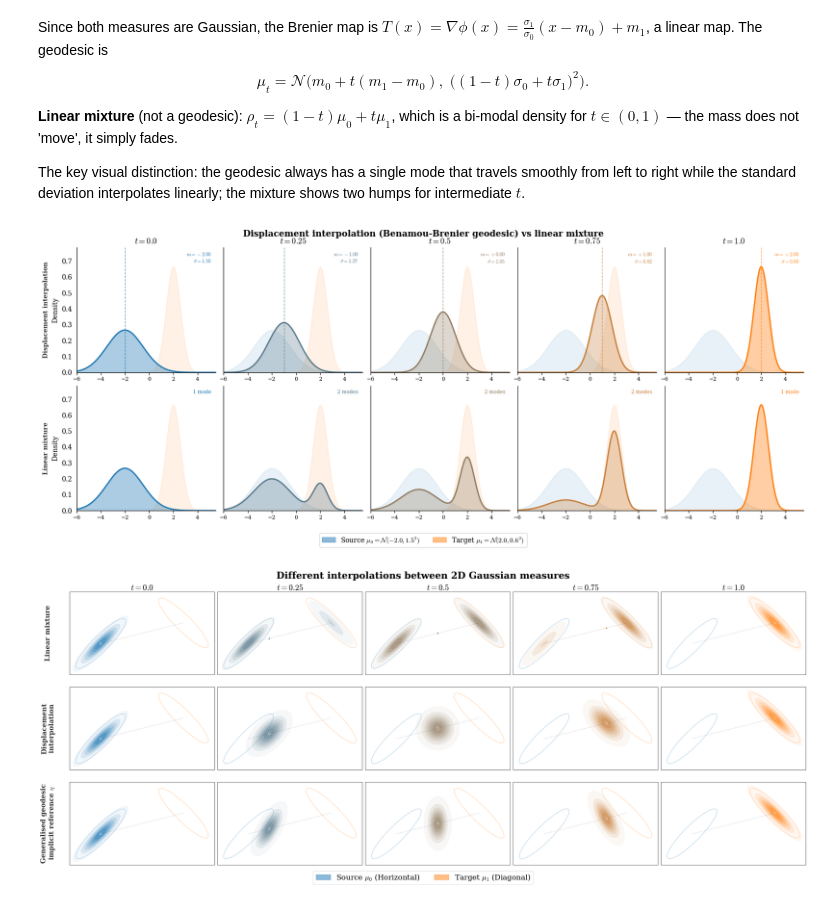
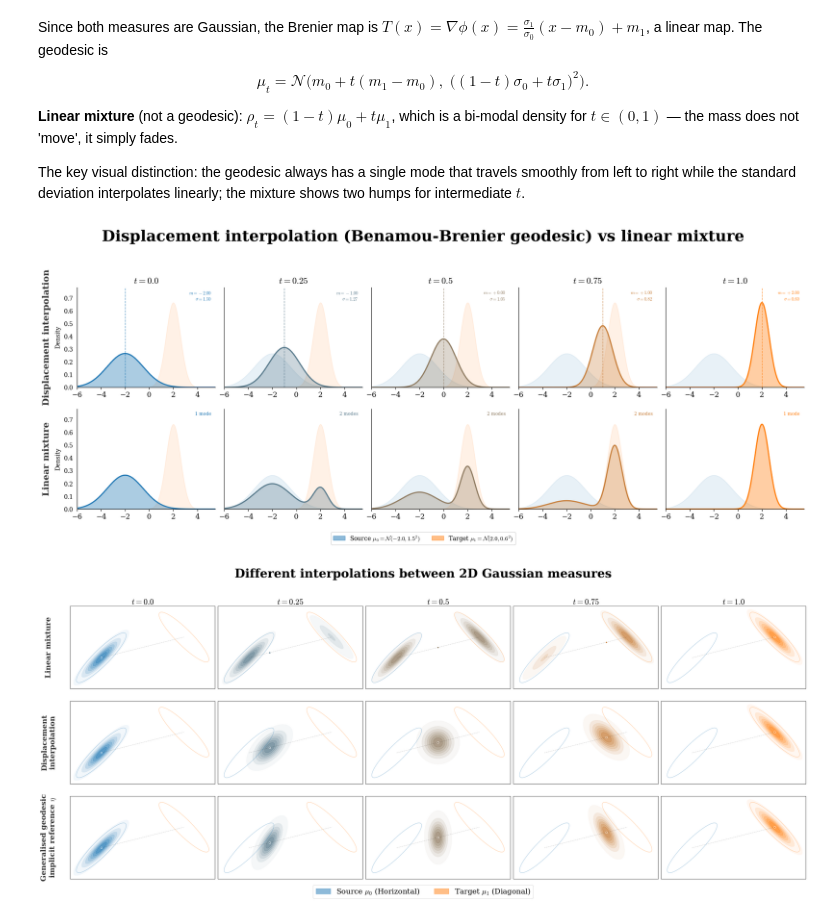
Before and after one commit to rs1422/RMSOT, a Jupyter notebook: Section 2/Section_2.ipynb, the cells around one changed output. Cells and saved outputs as stored; diff of their text form; code cells hidden in the pictures.

```diff
--- a/Section 2/Section_2.ipynb
+++ b/Section 2/Section_2.ipynb
@@ -153,11 +153,11 @@ def draw_panel(ax, G, title, cost):
                 fontsize=8, color='white', fontweight='bold', zorder=5)
 
     ax.set_title(f'{title}\nCost = {cost:,.0f}',
-                 fontsize=12, fontweight='bold', pad=8)
+                 fontsize=20, pad=15)
     ax.axis('off')
 
 
-fig, axes = plt.subplots(1, 2, figsize=(15, 6),
+fig, axes = plt.subplots(1, 2, figsize=(18, 6),
                          facecolor='white', constrained_layout=True)
 for ax in axes:
     ax.set_facecolor('white')
@@ -180,8 +180,8 @@ legend_elements = [
 fig.legend(handles=legend_elements, loc='lower center', ncol=3,
            fontsize=10, framealpha=0.9, bbox_to_anchor=(0.5, -0.04))
 
-fig.suptitle('Manhattan Bakeries & Cafés — Monge vs Kantorovich Optimal Transport',
-             fontsize=14, fontweight='bold', y=1.05)
+fig.suptitle('Monge vs Kantorovich Optimal Transport',
+             fontsize=26, fontweight='bold', y=1.1)
 
 plt.savefig('fig_monge_vs_kantorovich_manhattan.pdf',
             bbox_inches='tight', facecolor='white')
@@ -243,7 +243,7 @@ def blend(t): return tuple((1-t)*src_rgba + t*tgt_rgba)
 
 # ── Figure ────────────────────────────────────────────────────────
 fig, axes = plt.subplots(
-    2, 5, figsize=(16, 6),
+    2, 5, figsize=(18, 6),
     facecolor=BG,
     sharey='row',
     constrained_layout=True,
@@ -280,8 +280,8 @@ for col, t in enumerate(ts):
 
     ax.set_xlim(x[0], x[-1])
     ax.set_ylim(0, y_max_geo)
-    ax.set_title(f'$t = {t}$', fontsize=12)
-    ax.tick_params(axis='x', labelsize=8)
+    ax.set_title(f'$t = {t}$', fontsize=15)
+    ax.tick_params(axis='x', labelsize=12)
     ax.tick_params(left=False, labelleft=(col == 0))
     for sp in ['top', 'right']:
         ax.spines[sp].set_visible(False)
@@ -307,7 +307,7 @@ for col, t in enumerate(ts):
 
     ax.set_xlim(x[0], x[-1])
     ax.set_ylim(0, y_max_lin)
-    ax.tick_params(axis='x', labelsize=8)
+    ax.tick_params(axis='x', labelsize=12)
     ax.tick_params(left=False, labelleft=(col == 0))
     for sp in ['top', 'right']:
         ax.spines[sp].set_visible(False)
@@ -327,7 +327,7 @@ for col, t in enumerate(ts):
 for row, title in enumerate(row_titles):
     axes[row, 0].annotate(
         title, xy=(-0.22, 0.5), xycoords='axes fraction',
-        fontsize=9.5, rotation=90, va='center', ha='center',
+        fontsize=15, rotation=90, va='center', ha='center',
         fontweight='bold', color='#333',
     )
 
@@ -344,14 +344,14 @@ fig.legend(
 
 fig.suptitle(
     'Displacement interpolation (Benamou-Brenier geodesic) vs linear mixture',
-    fontsize=13, fontweight='bold', y=1.02,
+    fontsize=26, fontweight='bold', y=1.15,
 )
 
 plt.savefig('fig_interpolation_comparison.pdf', bbox_inches='tight', facecolor=BG)
 plt.savefig('fig_interpolation_comparison.png', dpi=150, bbox_inches='tight', facecolor=BG)
 plt.show()
 # %% [output]
-[figure, old version]
+[figure, new version]
 # %%
 # ── Parameters & Colors ──────────────────────────────────────────
 C_SRC = '#1f77b4'
@@ -479,33 +479,33 @@ for col, t in enumerate(ts):
         ax.set_yticks([])
         for sp in ['top', 'right', 'left', 'bottom']:
             ax.spines[sp].set_visible(True)
 
 # Row labels
 for row, title in enumerate(row_titles):
     axes[row, 0].annotate(
         title, xy=(-0.15, 0.5), xycoords='axes fraction',
-        fontsize=20, rotation=90, va='center', ha='center',
+        fontsize=22, rotation=90, va='center', ha='center',
         fontweight='bold', color='#333',
     )
 
 # Legend patches
 src_patch = mpatches.Patch(color=C_SRC, alpha=0.5, label='Source $\\mu_0$ (Horizontal)')
 tgt_patch = mpatches.Patch(color=C_TGT, alpha=0.5, label='Target $\\mu_1$ (Diagonal)')
 ref_patch = mpatches.Patch(color='#888888', alpha=0.5, label='Implicit Reference $\\eta$')
 
 fig.legend(
     handles=[src_patch, tgt_patch],
     loc='lower center', ncol=3, fontsize=22,
     framealpha=0.8, bbox_to_anchor=(0.5, -0.06),
 )
 
 fig.suptitle(
     'Different interpolations between 2D Gaussian measures',
-    fontsize=28, fontweight='bold', y=1.04,
+    fontsize=36, fontweight='bold', y=1.1,
 )
 
 plt.savefig('fig_2d_interpolation_comparison.png', dpi=150, bbox_inches='tight', facecolor=BG)
 plt.savefig('fig_2d_interpolation_comparison.pdf', bbox_inches='tight', facecolor=BG)
 plt.show()
 # %% [output]
-[figure, old version]
+[figure, new version]
```
Also changed, not shown: parts of 1 cell of this notebook, 8 other files.
